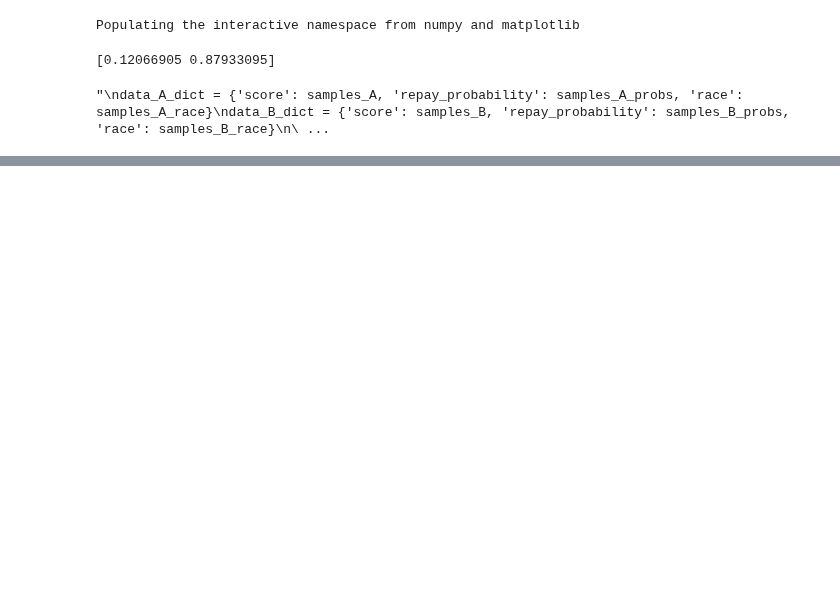
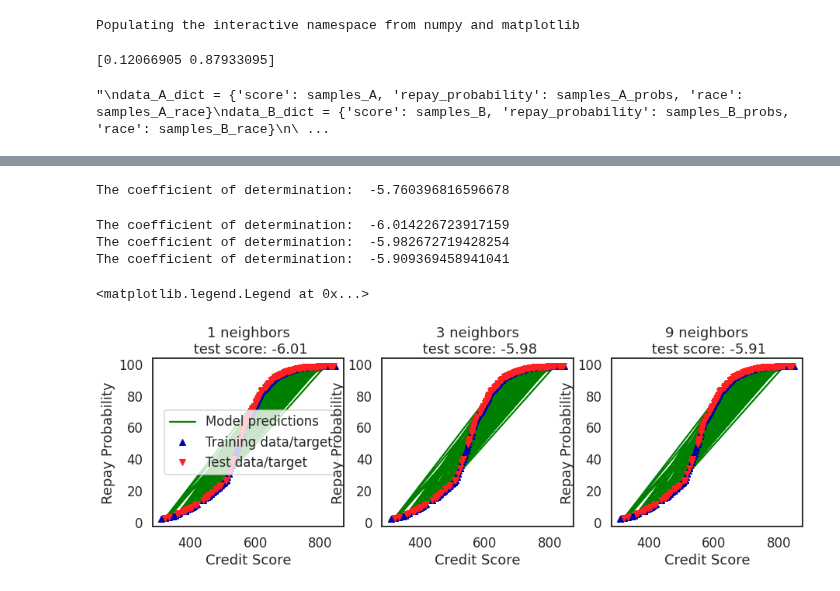
Before and after one commit to lydiatliu/delayedimpact, a Jupyter notebook: notebooks/simulated_data_NLR.ipynb, the cells around one changed output, grey strips where cells are left out. Saved outputs shown, nothing was run; the diff lists cells and outputs as text; code cells hidden in the pictures; blank space fills up the shorter version.

```diff
--- a/notebooks/simulated_data_NLR.ipynb
+++ b/notebooks/simulated_data_NLR.ipynb
@@ -243,0 +323,53 @@ print(coeff_deter)
+# %%
+# Try KNeighbors Regressor
+# Reference: https://scikit-learn.org/stable/modules/generated/sklearn.neighbors.KNeighborsRegressor.html
+# Reference for algorithms param: https://scikit-learn.org/stable/modules/neighbors.html#nearest-neighbor-algorithms
+# Reference for metric param: https://scikit-learn.org/stable/modules/generated/sklearn.neighbors.DistanceMetric.html#sklearn.neighbors.DistanceMetric
+
+from sklearn.model_selection import train_test_split
+from sklearn.neighbors import KNeighborsRegressor
+import mglearn
+import matplotlib.pyplot as plt
+
+# CHANGE GROUPS BELOW
+x = samples_B.reshape(-1,1)
+y = samples_B_probs
+#print(x)
+#print(y)
+X_train, X_test, y_train, y_test = train_test_split(x, y, test_size=0.3, random_state=42)
+
+neigh = KNeighborsRegressor(n_neighbors=20)
+neigh.fit(X_train, y_train)
+
+y_pred = neigh.predict(X_test).reshape(-1,1)
+print('The coefficient of determination: ', neigh.score(y_pred, y_test))
+# %% [output]
+The coefficient of determination:  -5.760396816596678
+# %%
+# Reference: https://medium.com/analytics-vidhya/k-neighbors-regression-analysis-in-python-61532d56d8e4
+# ^ Made some changes to above
+
+fig, axes = plt.subplots(1, 3, figsize=(15, 4))
+#line = np.linspace(-3, 3, 1000).reshape(-1, 1)
+for n_neighbors, ax in zip([1, 3, 9], axes):
+    # make predictions using 1, 3, or 9 neighbors
+    reg = KNeighborsRegressor(n_neighbors=n_neighbors)
+    reg.fit(X_train, y_train)
+    y_pred = reg.predict(X_test).reshape(-1,1)
+    print('The coefficient of determination: ', reg.score(y_pred, y_test))
+    #ax.plot(line, reg.predict(line))
+    ax.plot(X_test, reg.predict(X_test), color = 'green')
+    ax.plot(X_train, y_train, '^', c=mglearn.cm2(0),
+             markersize=8)
+    ax.plot(X_test, y_test, 'v', c=mglearn.cm2(1), markersize=8)
+    ax.set_title('{} neighbors\n test score: {:.2f}'.format(n_neighbors,
+              reg.score(y_pred, y_test)))
+    ax.set_xlabel("Credit Score")
+    ax.set_ylabel("Repay Probability")
+axes[0].legend(["Model predictions", "Training data/target","Test data/target"], loc="best")
+# %% [output]
+The coefficient of determination:  -6.014226723917159
+The coefficient of determination:  -5.982672719428254
+The coefficient of determination:  -5.909369458941041
+<matplotlib.legend.Legend at 0x...>
+[figure, added]
```
Also changed, not shown: parts of 13 cells of this notebook.
